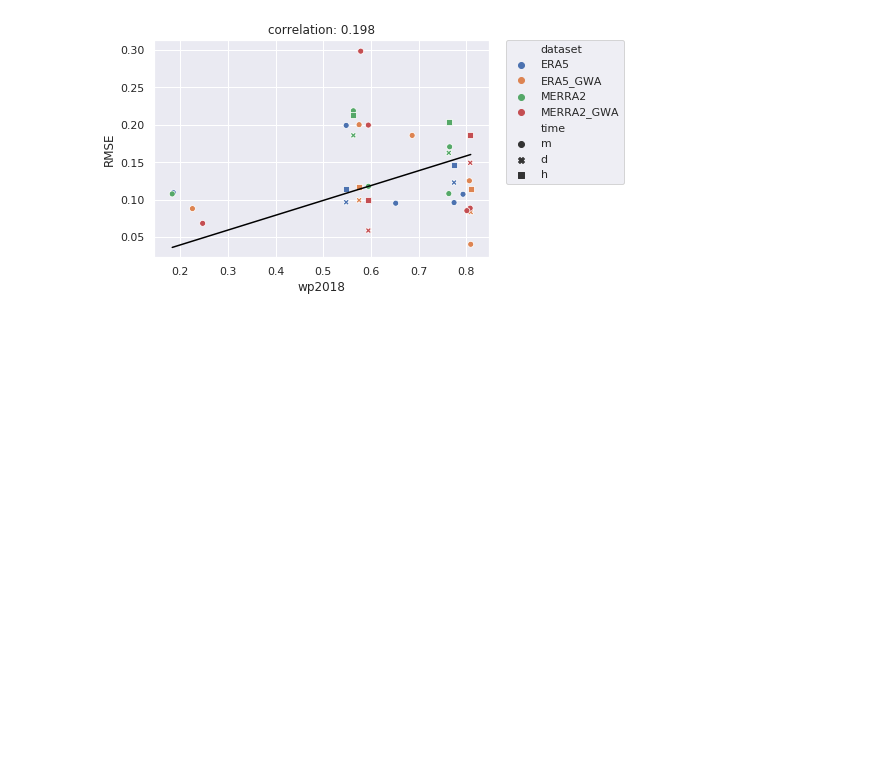
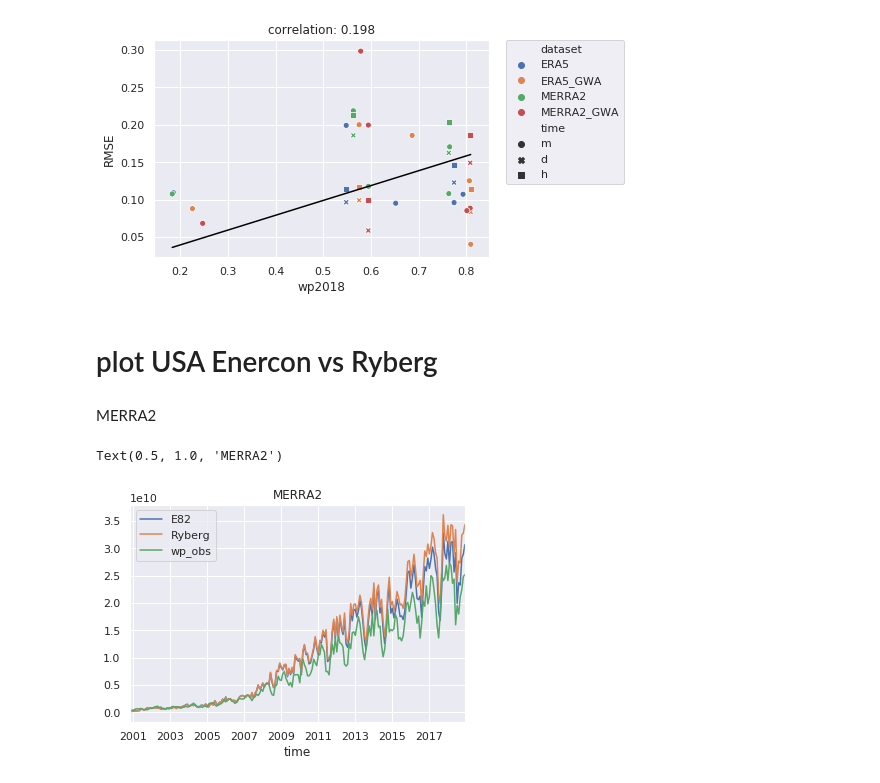
Before and after one commit to KatharinaGruber/windpower_GWA, a Jupyter notebook: USA/plotting_results.ipynb, the cells around one changed output. Saved outputs shown, nothing was run; the diff lists cells and outputs as text; code cells hidden in the pictures; blank space fills up the shorter version.

```diff
--- a/USA/plotting_results.ipynb
+++ b/USA/plotting_results.ipynb
@@ -226,3 +229,5 @@ axs[0,0].get_legend().set_visible(False)
 axs[0,1].get_legend().set_visible(False)
 axs[1,0].get_legend().set_visible(False)
 axs[1,1].legend(bbox_to_anchor=(1.05, 1), loc='lower left', borderaxespad=0.)
+# %% [markdown]
+# plot USA Enercon vs Ryberg
@@ -228,0 +252,16 @@ axs[1,1].legend(bbox_to_anchor=(1.05, 1), loc='lower left', borderaxespad=0.)
+# %%
+### Analysis capacity factors
+
+## USA monthly
+# Load production data
+# Source: https://www.eia.gov/electricity/data/browser/#/topic/0?agg=1,0,2&fuel=008&geo=vvvvvvvvvvvvo&sec=o3g&linechart=ELEC.GEN.WND-US-99.M~ELEC.GEN.WND-IA-99.M~ELEC.GEN.WND-TX-99.M&columnchart=ELEC.GEN.WND-US-99.M~ELEC.GEN.WND-IA-99.M~ELEC.GEN.WND-TX-99.M&map=ELEC.GEN.WND-US-99.M&freq=M&start=200101&end=201903&chartindexed=0&ctype=linechart&ltype=pin&rtype=s&pin=&rse=0&maptype=0
+prod_USAm = pd.read_csv(usa_path+"/generation_data/USA_monthly/Net_generation_wind_all_sectors_monthly.csv",header=4)
+# arrange data
+# rename columns
+prod_USAm.columns = ['time','wp_obs','Iowa','Texas']
+# sort indices
+prod_USAm = prod_USAm[~np.isnan(prod_USAm.wp_obs)].sort_index(axis=0 ,ascending=False)
+# create datetime index
+prod_USAm = prod_USAm.set_index(pd.to_datetime(prod_USAm.time.values)).drop(['time'],axis=1)
+# cut after 2018
+prod_USAm = prod_USAm[prod_USAm.index < np.datetime64("2019-01-01")].tz_localize('US/Central')
@@ -228,0 +322,8 @@ axs[1,1].legend(bbox_to_anchor=(1.05, 1), loc='lower left', borderaxespad=0.)
+# %% [markdown]
+MERRA2
+# %%
+comp_USAMm.plot()
+plt.title('MERRA2')
+# %% [output]
+Text(0.5, 1.0, 'MERRA2')
+[figure, added]
```
Also changed, not shown: parts of 36 cells of this notebook, 1 other file.
